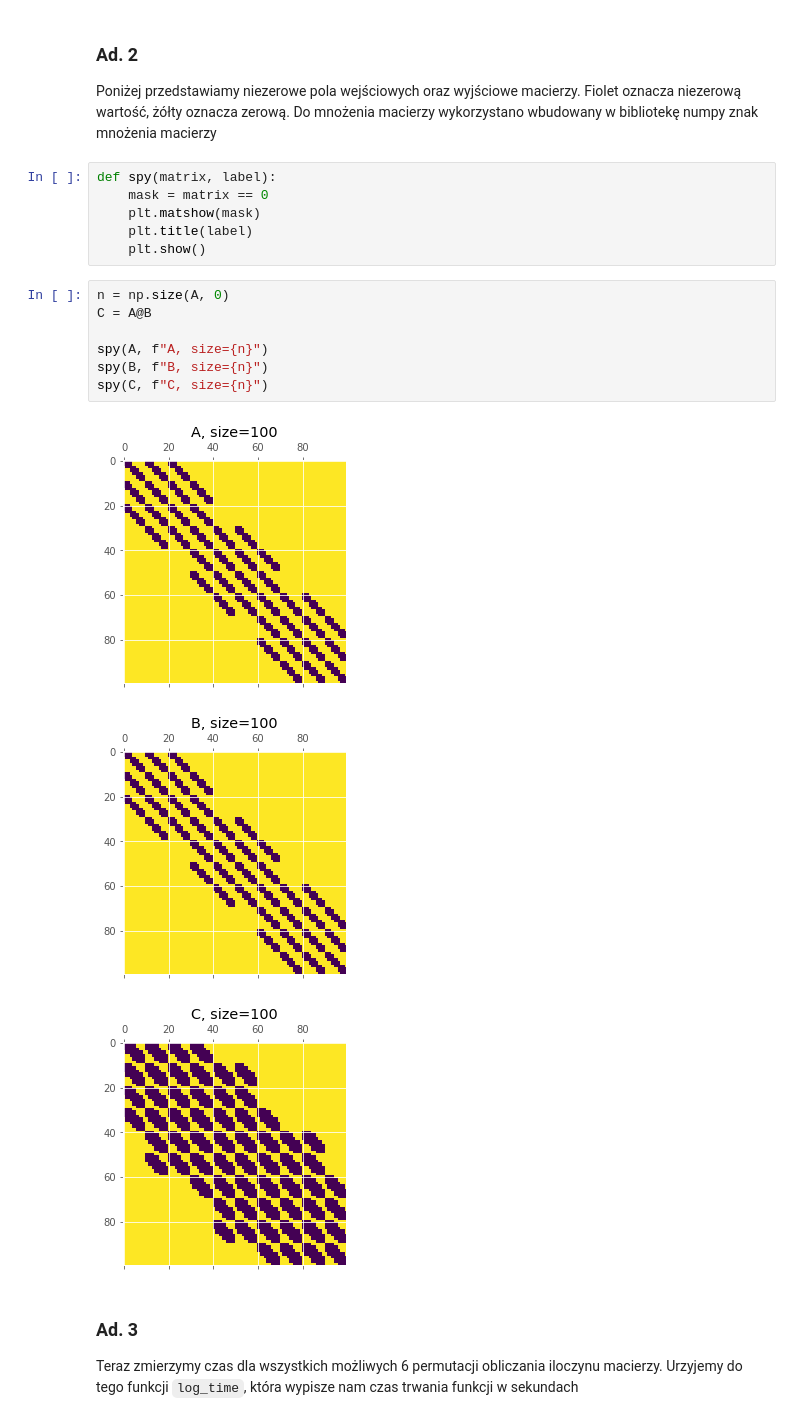
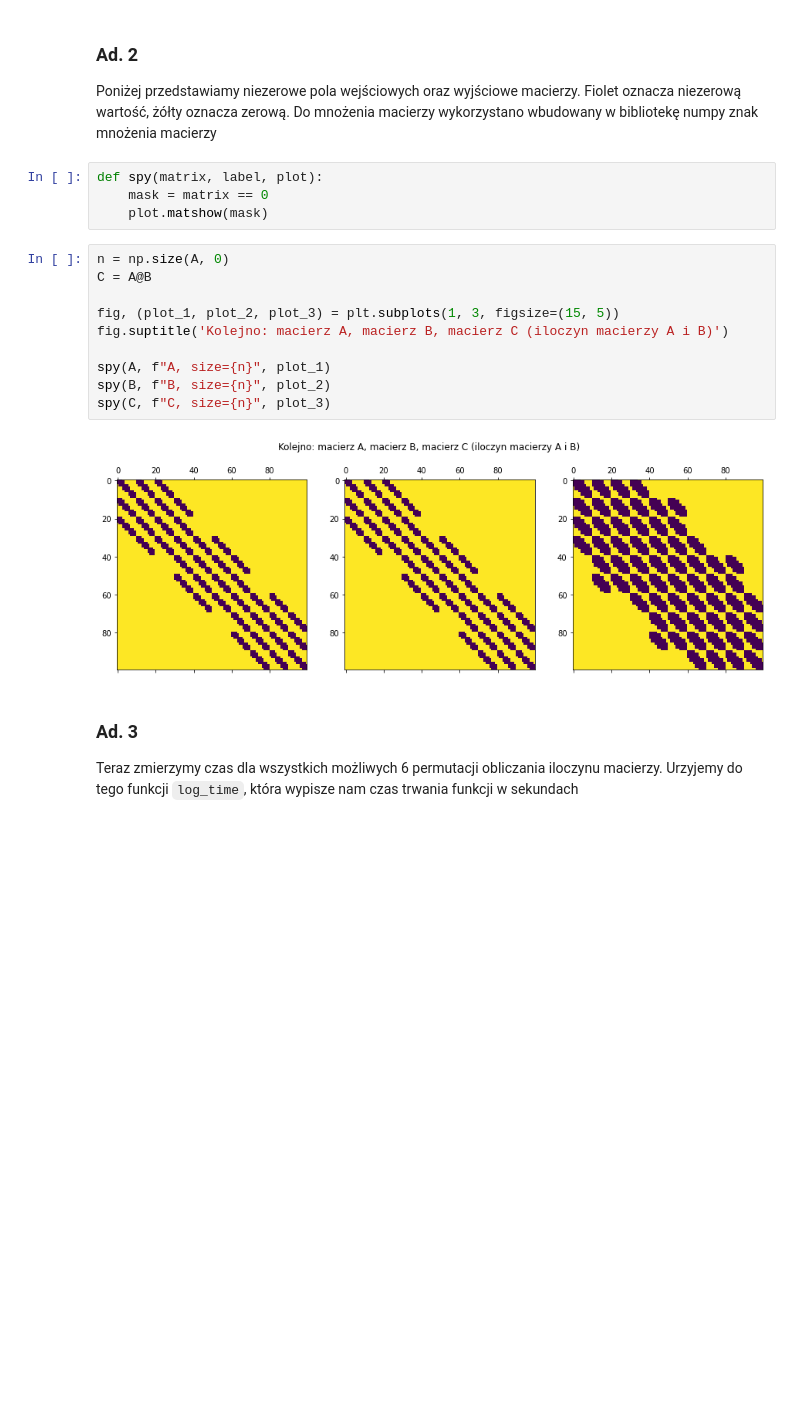
Before and after one commit to pkrucz00/alg_macierz, a Jupyter notebook: zadanie1/Zadanie1.ipynb, the cells around one changed output. Saved outputs shown, nothing was run; the diff lists cells and outputs as text; blank space fills up the shorter version.

Commit message:
subplotted

```diff
--- a/zadanie1/Zadanie1.ipynb
+++ b/zadanie1/Zadanie1.ipynb
@@ -39,22 +39,21 @@ A, B = get_matrix_from_csv("rigas/riga100.csv"), get_matrix_from_csv("rigas/riga
 ### Ad. 2
 Poniżej przedstawiamy niezerowe pola wejściowych oraz wyjściowe macierzy. Fiolet oznacza niezerową wartość, żółty oznacza zerową. Do mnożenia macierzy wykorzystano wbudowany w bibliotekę numpy znak mnożenia macierzy
 # %%
-def spy(matrix, label):
+def spy(matrix, label, plot):
     mask = matrix == 0
-    plt.matshow(mask)
-    plt.title(label)
-    plt.show()
+    plot.matshow(mask)
 # %%
 n = np.size(A, 0)
 C = A@B
 
-spy(A, f"A, size={n}")
-spy(B, f"B, size={n}")
-spy(C, f"C, size={n}")
+fig, (plot_1, plot_2, plot_3) = plt.subplots(1, 3, figsize=(15, 5))
+fig.suptitle('Kolejno: macierz A, macierz B, macierz C (iloczyn macierzy A i B)')
+
+spy(A, f"A, size={n}", plot_1)
+spy(B, f"B, size={n}", plot_2)
+spy(C, f"C, size={n}", plot_3)
 # %% [output]
-[figure, old version]
+[figure, new version]
-[figure, removed]
-[figure, removed]
 # %% [markdown]
 ### Ad. 3
 Teraz zmierzymy czas dla wszystkich możliwych 6 permutacji obliczania iloczynu macierzy. Urzyjemy do tego funkcji `log_time`, która wypisze nam czas trwania funkcji w sekundach
```
